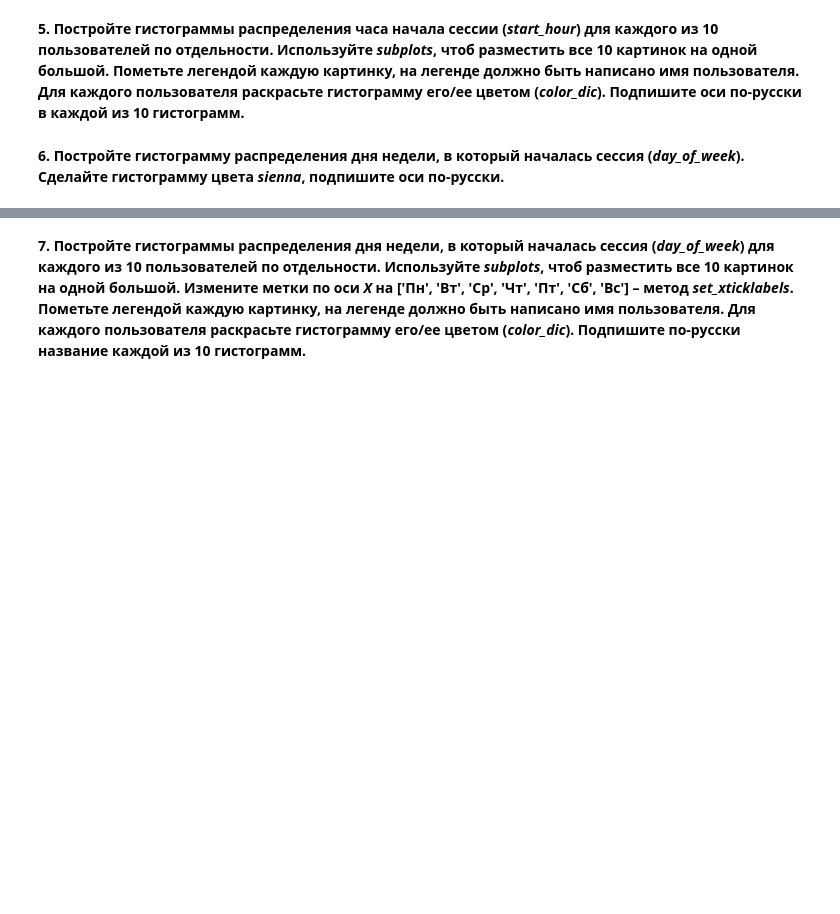
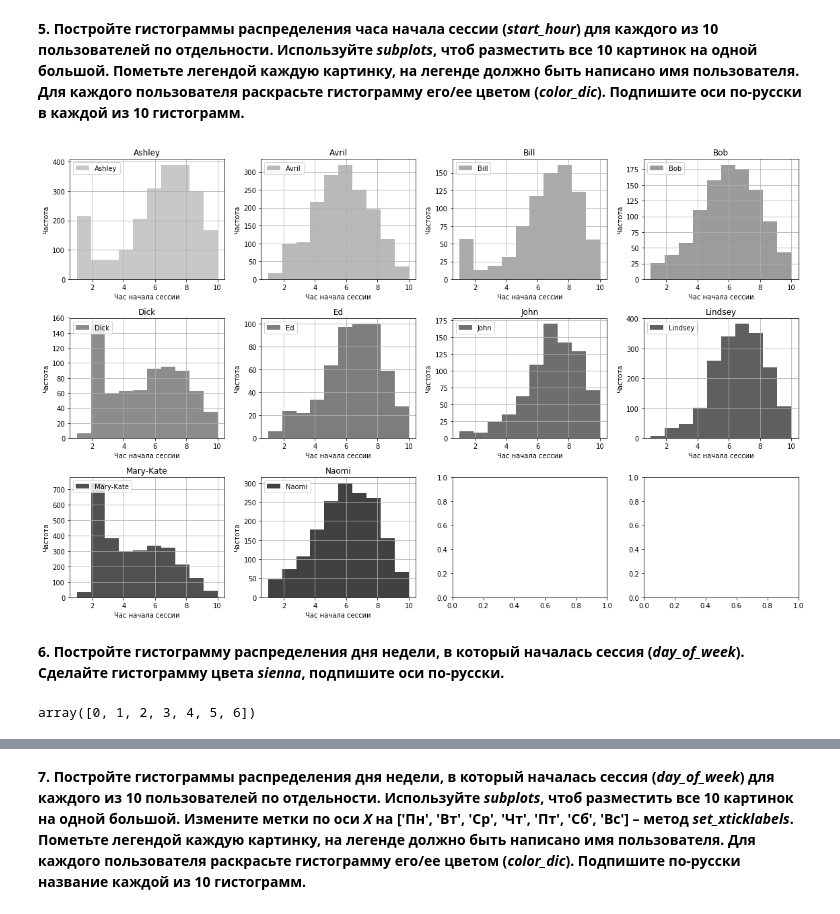
Before and after one commit to dmitrymoshkin/MFTI_Yandex_DA_specialisation, a Jupyter notebook: 6 course/week3_visual_analysis_and_fe.ipynb, the cells around one changed output, grey strips where cells are left out. Saved outputs shown, nothing was run; the diff lists cells and outputs as text; code cells hidden in the pictures; blank space fills up the shorter version.

```diff
--- a/6 course/week3_visual_analysis_and_fe.ipynb
+++ b/6 course/week3_visual_analysis_and_fe.ipynb
@@ -353,2 +351,16 @@ for idx, (user, sub_df) in  enumerate(pd.groupby(train_data_10users, 'user_id'))
+# %%
+# cm = plt.cm.get_cmap('tab20c')
+cm = plt.cm.get_cmap('binary')
+fig, axes = plt.subplots(nrows=3, ncols=4, figsize=(16, 10))
+for idx, user_name in enumerate(np.unique(train_data_10users.target.values)):
+    plot = train_data_10users['#unique_sites'][train_data_10users.target == user_name].hist(
+        ax=axes[idx // 4, idx % 4], color=cm(40+15*(idx+1)))
+    plot.set_xlabel('Час начала сессии')
+    plot.set_ylabel('Частота')
+    plot.set_title(user_name)
+    plot.legend((user_name,), loc="upper left")
+plt.tight_layout()
+# %% [output]
+[figure, added]
 # %% [markdown]
 **6. Постройте гистограмму распределения дня недели, в который началась сессия (*day_of_week*). Сделайте гистограмму цвета *sienna*, подпишите оси по-русски.**
@@ -356,0 +367,4 @@ train_data_10users['day_of_week'] ''' ВАШ КОД ЗДЕСЬ '''
+# %%
+np.unique(train_data_10users['day_of_week'].values)
+# %% [output]
+array([0, 1, 2, 3, 4, 5, 6])
```
Also changed, not shown: parts of 16 cells of this notebook.
